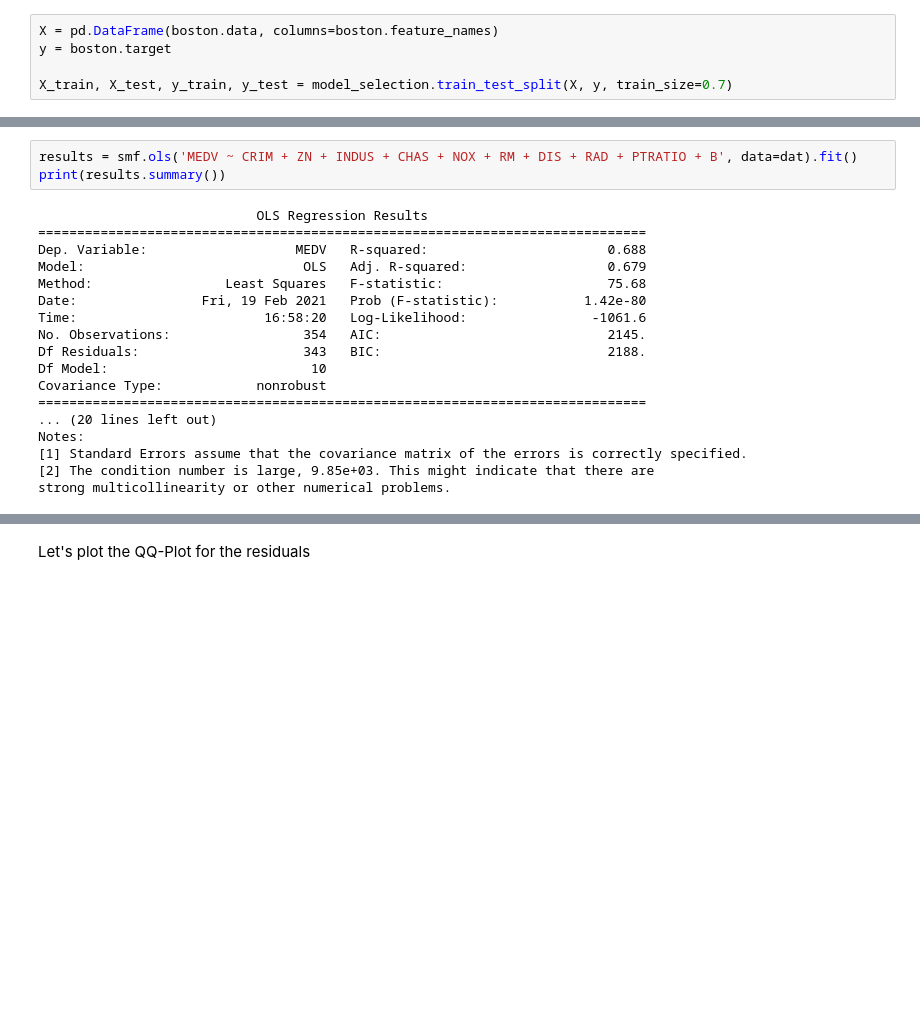
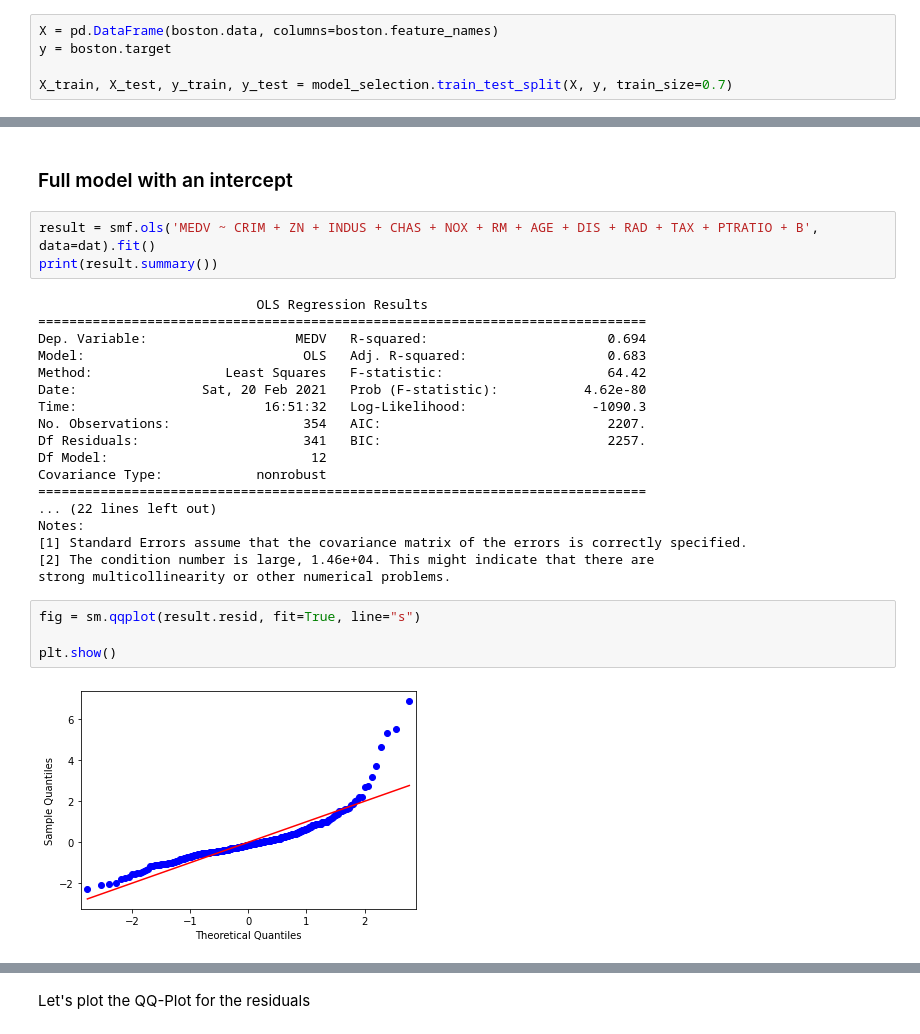
Before and after one commit to rueedlinger/machine-learning-snippets, a Jupyter notebook: notebooks/supervised/linear_regression/multiple_linear_regression_statsmodels.ipynb, the cells around one changed output, grey strips where cells are left out. Saved outputs shown, nothing was run; the diff lists cells and outputs as text; blank space fills up the shorter version.

```diff
--- a/notebooks/supervised/linear_regression/multiple_linear_regression_statsmodels.ipynb
+++ b/notebooks/supervised/linear_regression/multiple_linear_regression_statsmodels.ipynb
@@ -121,21 +149,29 @@ dat.head()
+# %% [markdown]
+### Full model with an intercept
 # %%
-results = smf.ols('MEDV ~ CRIM + ZN + INDUS + CHAS + NOX + RM + DIS + RAD + PTRATIO + B', data=dat).fit()
-print(results.summary())
+result = smf.ols('MEDV ~ CRIM + ZN + INDUS + CHAS + NOX + RM + AGE + DIS + RAD + TAX + PTRATIO + B', data=dat).fit()
+print(result.summary())
 # %% [output]
                             OLS Regression Results
 ==============================================================================
-Dep. Variable:                   MEDV   R-squared:                       0.688
-Model:                            OLS   Adj. R-squared:                  0.679
-Method:                 Least Squares   F-statistic:                     75.68
-Date:                Fri, 19 Feb 2021   Prob (F-statistic):           1.42e-80
-Time:                        16:58:20   Log-Likelihood:                -1061.6
-No. Observations:                 354   AIC:                             2145.
-Df Residuals:                     343   BIC:                             2188.
-Df Model:                          10
+Dep. Variable:                   MEDV   R-squared:                       0.694
+Model:                            OLS   Adj. R-squared:                  0.683
+Method:                 Least Squares   F-statistic:                     64.42
+Date:                Sat, 20 Feb 2021   Prob (F-statistic):           4.62e-80
+Time:                        16:51:32   Log-Likelihood:                -1090.3
+No. Observations:                 354   AIC:                             2207.
+Df Residuals:                     341   BIC:                             2257.
+Df Model:                          12
 Covariance Type:            nonrobust
 ==============================================================================
-... (20 lines left out)
+... (22 lines left out)
 Notes:
 [1] Standard Errors assume that the covariance matrix of the errors is correctly specified.
-[2] The condition number is large, 9.85e+03. This might indicate that there are
+[2] The condition number is large, 1.46e+04. This might indicate that there are
 strong multicollinearity or other numerical problems.
+# %%
+fig = sm.qqplot(result.resid, fit=True, line="s")
+
+plt.show()
+# %% [output]
+[figure, added]
```
Also changed, not shown: parts of 26 cells of this notebook, 1 other file.
